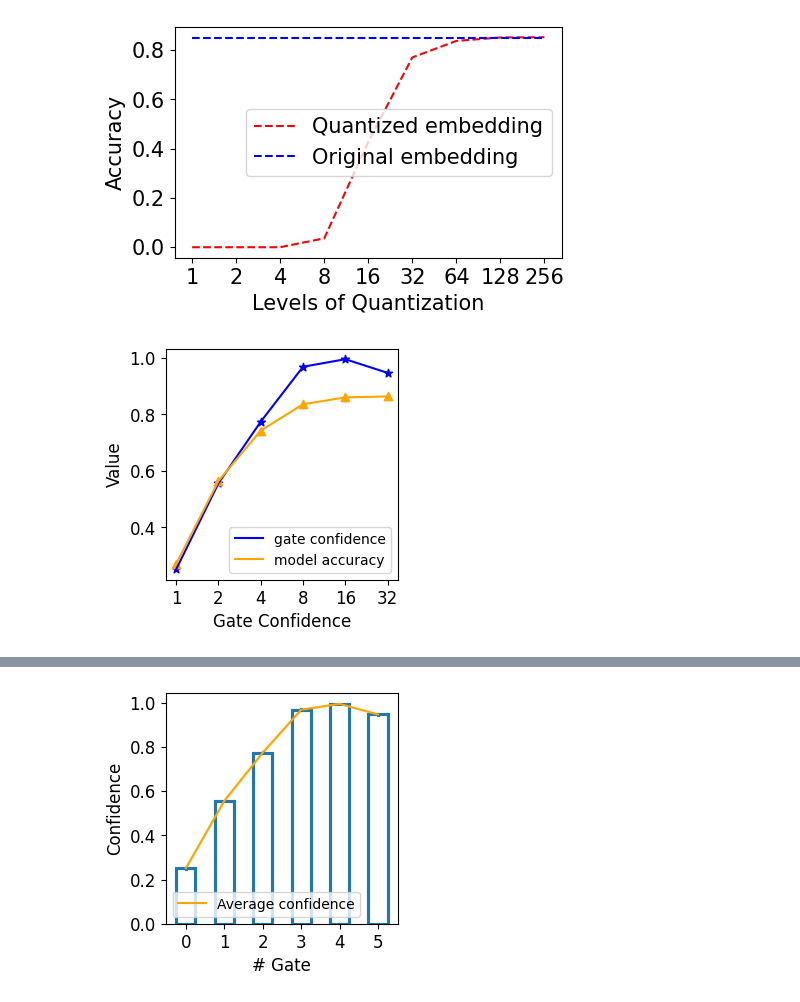
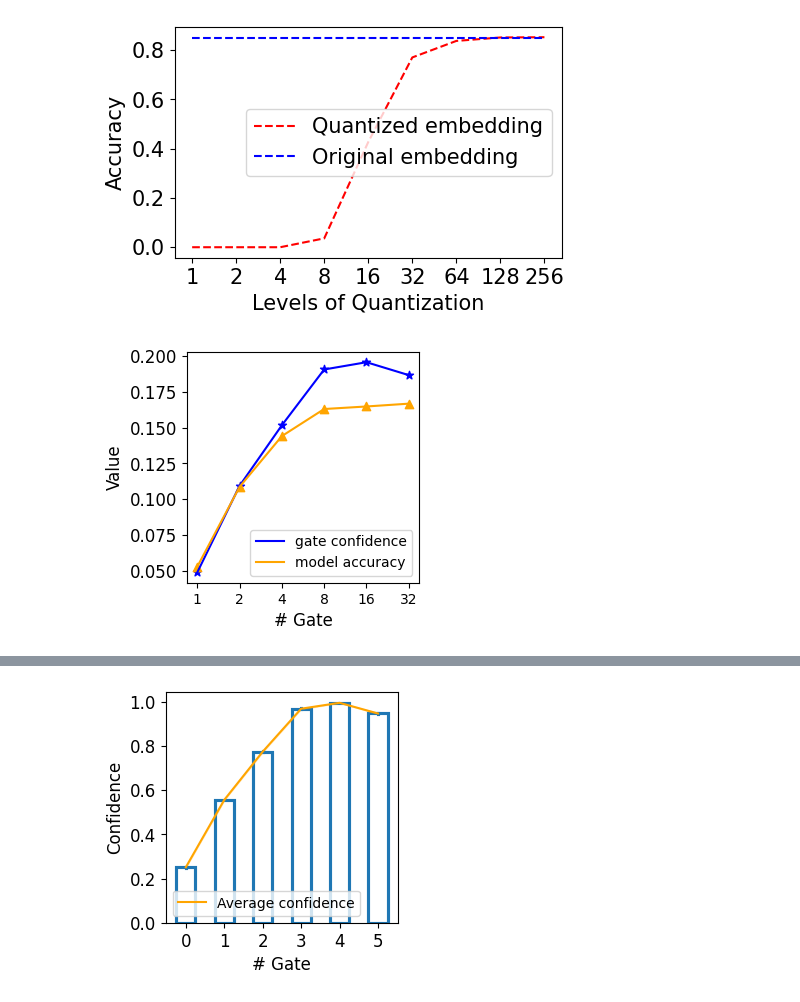
Before and after one commit to TonyPeng-2018/Adaptfilter, a Jupyter notebook: plot_result.ipynb, the cells around one changed output, grey strips where cells are left out. Cells and saved outputs as stored; diff of their text form; code cells hidden in the pictures.

```diff
--- a/plot_result.ipynb
+++ b/plot_result.ipynb
@@ -785,6 +793,7 @@ import torch
 from tqdm import tqdm
 import matplotlib.pyplot as plt
 
+count = 0
 with torch.no_grad():
     # get the conf for each middles
     for i, (data, target) in enumerate(tqdm(test)):
@@ -795,34 +804,37 @@ with torch.no_grad():
             gate_out = gate_models[j](middle_out)
             middle_out = float_to_uint(middle_out)
             middle_out = uint_to_float(middle_out)
             out = middle_models[j].out_layer(middle_out)
             out = server(out)
             out = torch.nn.functional.softmax(out, dim=1)
             out = out.max(dim=1)[1]
             out = out == target
             resnet_imagenet_gate_conf[j] += gate_out
             resnet_imagenet_gate_pred[j] += out.cpu().numpy()
+        count += data.shape[0]
+        if count >= 1000:
+            break
 
 # get the conf for the server
 # plot gate frequency
 plt.figure(figsize=(3, 3))
 resnet_imagenet_gate_conf /= len(test)
 resnet_imagenet_gate_pred /= len(test)
 plt.plot([str(x) for x in middle_size_resnet.values()], resnet_imagenet_gate_conf, label='gate confidence', color='b')
 plt.scatter([str(x) for x in middle_size_resnet.values()], resnet_imagenet_gate_conf, color='b', marker='*')
 plt.plot([str(x) for x in middle_size_resnet.values()], resnet_imagenet_gate_pred, label='model accuracy', color='orange')
 plt.scatter([str(x) for x in middle_size_resnet.values()], resnet_imagenet_gate_pred, color='orange', marker='^')
 # plt.title('MobileNetV2 Imagenet Gate Frequency - 0.80 thredshold')
 plt.xlabel('# Gate', fontsize=12)
 plt.ylabel('Value', fontsize=12)
 plt.xticks(np.arange(len(middle_size_resnet.values())), [str(x) for x in middle_size_resnet.values()])
 plt.yticks(fontsize=12)
 plt.legend()
 plt.savefig('./Plots/resnet_imagenet_gate_acc_vs_conf.pdf')
 # plot accuracy
 plt.show()
 # %% [output]
-[figure, old version]
+[figure, new version]
 # %%
 # dataset = 'imagenet', model = resnet, exit rate vs gate
 device = 'cuda:0'
```
Also changed, not shown: parts of 3 cells of this notebook, 5 other files.
